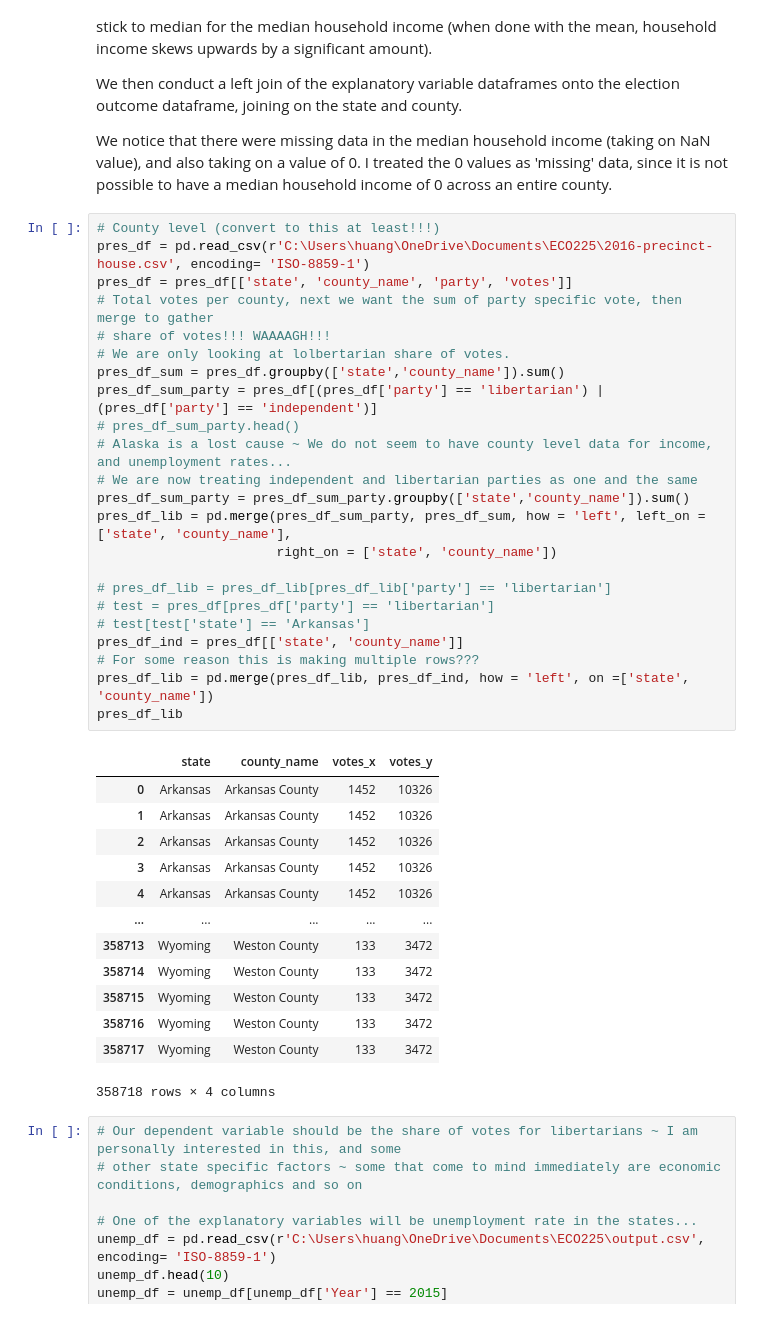
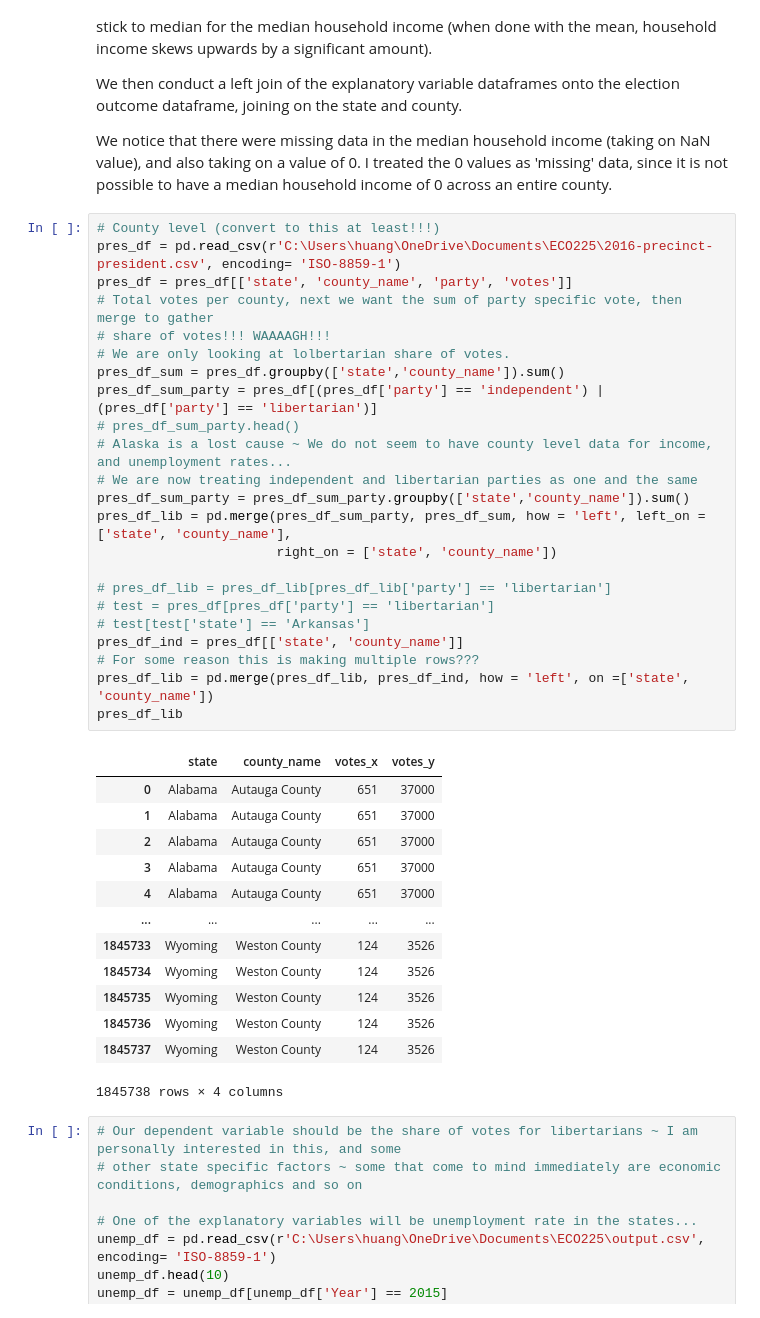
Before and after one commit to huangd999/2016-Presidential-Elections-Voting-Outcomes-for-Third-Parties-by-County, a Jupyter notebook: Assignment 2.ipynb, the cells around one changed output. Cells and saved outputs as stored; diff of their text form.

```diff
--- a/Assignment 2.ipynb
+++ b/Assignment 2.ipynb
@@ -39,41 +41,41 @@ We then conduct a left join of the explanatory variable dataframes onto the elec
 We notice that there were missing data in the median household income (taking on NaN value), and also taking on a value of 0. I treated the 0 values as 'missing' data, since it is not possible to have a median household income of 0 across an entire county.
 # %%
 # County level (convert to this at least!!!)
-pres_df = pd.read_csv(r'C:\Users\huang\OneDrive\Documents\ECO225\2016-precinct-house.csv', encoding= 'ISO-8859-1')
+pres_df = pd.read_csv(r'C:\Users\huang\OneDrive\Documents\ECO225\2016-precinct-president.csv', encoding= 'ISO-8859-1')
 pres_df = pres_df[['state', 'county_name', 'party', 'votes']]
 # Total votes per county, next we want the sum of party specific vote, then merge to gather
 # share of votes!!! WAAAAGH!!!
 # We are only looking at lolbertarian share of votes.
 pres_df_sum = pres_df.groupby(['state','county_name']).sum()
-pres_df_sum_party = pres_df[(pres_df['party'] == 'libertarian') | (pres_df['party'] == 'independent')]
+pres_df_sum_party = pres_df[(pres_df['party'] == 'independent') | (pres_df['party'] == 'libertarian')]
 # pres_df_sum_party.head()
 # Alaska is a lost cause ~ We do not seem to have county level data for income, and unemployment rates...
 # We are now treating independent and libertarian parties as one and the same
 pres_df_sum_party = pres_df_sum_party.groupby(['state','county_name']).sum()
 pres_df_lib = pd.merge(pres_df_sum_party, pres_df_sum, how = 'left', left_on = ['state', 'county_name'],
                        right_on = ['state', 'county_name'])
 
 # pres_df_lib = pres_df_lib[pres_df_lib['party'] == 'libertarian']
 # test = pres_df[pres_df['party'] == 'libertarian']
 # test[test['state'] == 'Arkansas']
 pres_df_ind = pres_df[['state', 'county_name']]
 # For some reason this is making multiple rows???
 pres_df_lib = pd.merge(pres_df_lib, pres_df_ind, how = 'left', on =['state', 'county_name'])
 pres_df_lib
 # %% [output]
 |  | state | county_name | votes_x | votes_y |
-| 0 | Arkansas | Arkansas County | 1452 | 10326 |
-| 1 | Arkansas | Arkansas County | 1452 | 10326 |
-| 2 | Arkansas | Arkansas County | 1452 | 10326 |
-| 3 | Arkansas | Arkansas County | 1452 | 10326 |
-| 4 | Arkansas | Arkansas County | 1452 | 10326 |
+| 0 | Alabama | Autauga County | 651 | 37000 |
+| 1 | Alabama | Autauga County | 651 | 37000 |
+| 2 | Alabama | Autauga County | 651 | 37000 |
+| 3 | Alabama | Autauga County | 651 | 37000 |
+| 4 | Alabama | Autauga County | 651 | 37000 |
 | ... | ... | ... | ... | ... |
-| 358713 | Wyoming | Weston County | 133 | 3472 |
-| 358714 | Wyoming | Weston County | 133 | 3472 |
-| 358715 | Wyoming | Weston County | 133 | 3472 |
-| 358716 | Wyoming | Weston County | 133 | 3472 |
-| 358717 | Wyoming | Weston County | 133 | 3472 |
+| 1845733 | Wyoming | Weston County | 124 | 3526 |
+| 1845734 | Wyoming | Weston County | 124 | 3526 |
+| 1845735 | Wyoming | Weston County | 124 | 3526 |
+| 1845736 | Wyoming | Weston County | 124 | 3526 |
+| 1845737 | Wyoming | Weston County | 124 | 3526 |
-358718 rows × 4 columns
+1845738 rows × 4 columns
 # %%
 # Our dependent variable should be the share of votes for libertarians ~ I am personally interested in this, and some
 # other state specific factors ~ some that come to mind immediately are economic conditions, demographics and so on
```
Also changed, not shown: parts of 14 cells of this notebook.
